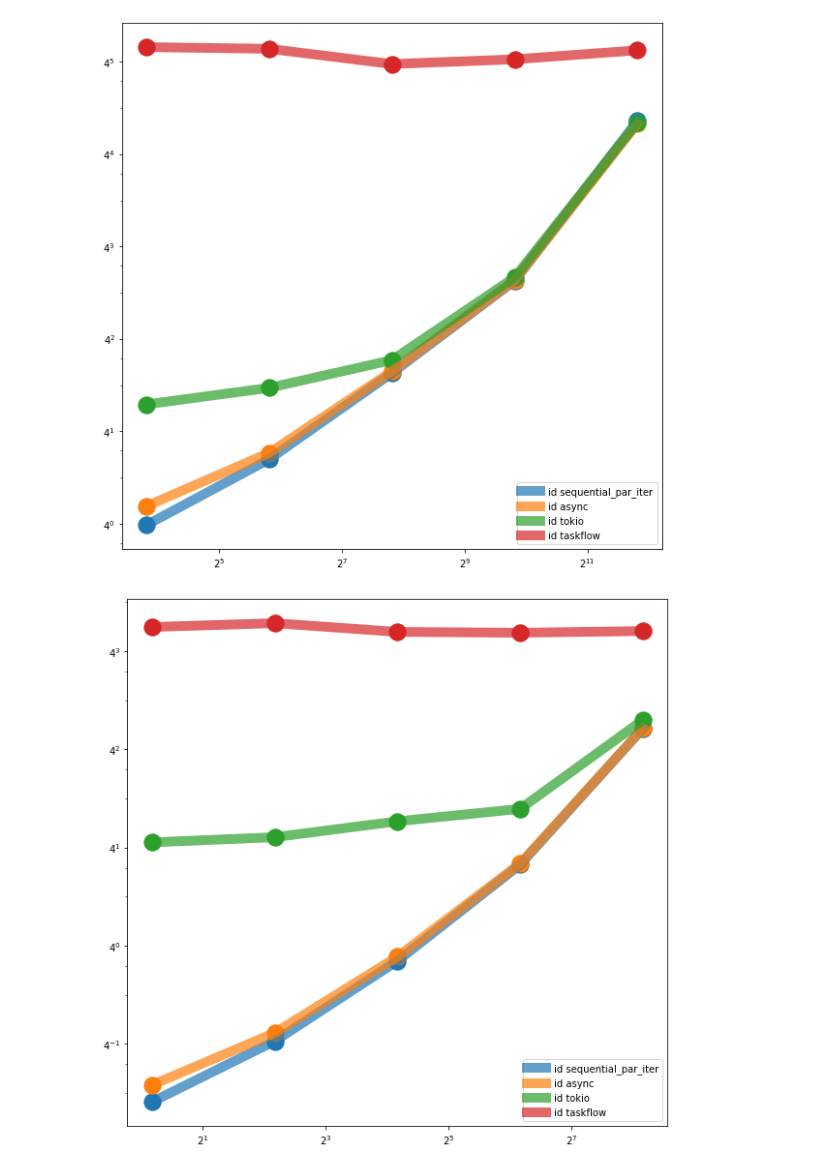
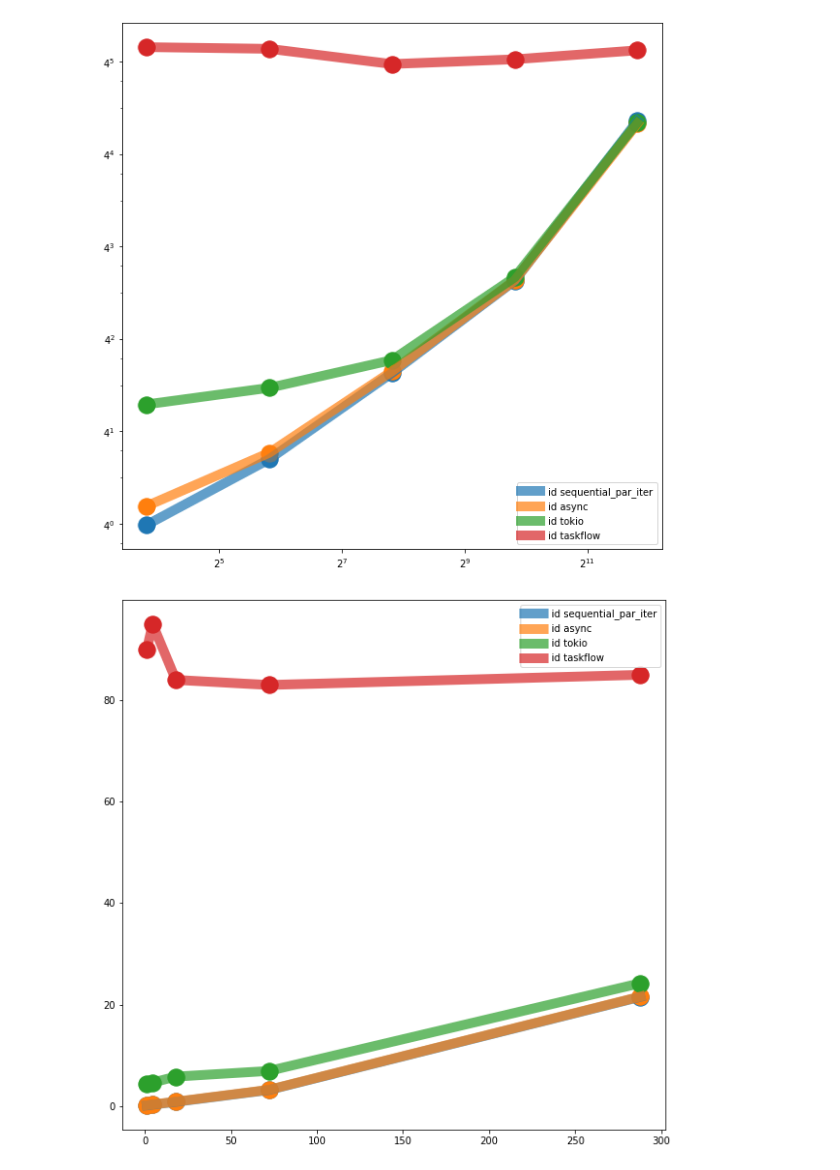
Before and after one commit to ZePedroResende/TEG-framework, a Jupyter notebook: src/analysis/top_comparison_analysis.ipynb, the cells around one changed output. Drawn from its saved outputs; the diff is of its cells as text; code cells hidden in the pictures.

```diff
--- a/src/analysis/top_comparison_analysis.ipynb
+++ b/src/analysis/top_comparison_analysis.ipynb
@@ -553,33 +553,33 @@ plt.show()
 # %%
 #['512-600', '64-800', '64-96', '512-24', '32-1200',
 # '128-240', '32-4800', '32-12', '128-1200', '256-48', '64-360', '512-48',
 # '32-12000', '128-600', '256-24', '128-48', '128-2400', '128-120', '32-240',
 # '32-120', '128-9600', '64-120', '512-120', '256-2400', '256-4800', '512-96',
 # '64-2400', '256-120', '64-600', '128-96', '32-9600', '32-2400', '256-96', '256-600',
 # '32-24', '128-12', '64-4800', '256-12', '32-48', '32-600', '128-24', '64-24', '64-48',
 # '32-96', '256-240', '64-9600', '64-240', '32-360', '64-12000', '512-12', '256-9600',
 # '64-1200', '64-12', '256-800', '256-360', '128-4800', '512-360', '256-1200', '512-240',
 # '128-800', '512-800', '128-360', '32-800', '128-12000', '256-12000']
 
 
 
 b = list(map(lambda value: value[value.value.str.contains(r",*-48$")] ,l))
 #print(b)
 for v  in b :
     plt.scatter(v['size'],v['time'], s=300)
     plt.plot(v['size'],v['time'],label = 'id %s'%v.head().iloc[0]['function'],linewidth=10, alpha=0.7)
 
 
 
 plt.legend()
 plt.rcParams["figure.figsize"] = (10,10)
-plt.xscale('log',base=2)
-plt.yscale('log',base=4)
+#plt.xscale('log',base=2)
+#plt.yscale('log',base=4)
 
 #default_dpi = mpl.rcParamsDefault['figure.dpi']
 #mpl.rcParams['figure.dpi'] = default_dpi*2
 plt.show()
 # %% [output]
-[figure, old version]
+[figure, new version]
 # %%
 b = list(map(lambda value: value[value.value.str.contains(r"512-.*$")] ,l))
```
Also changed, not shown: parts of 2 cells of this notebook.
